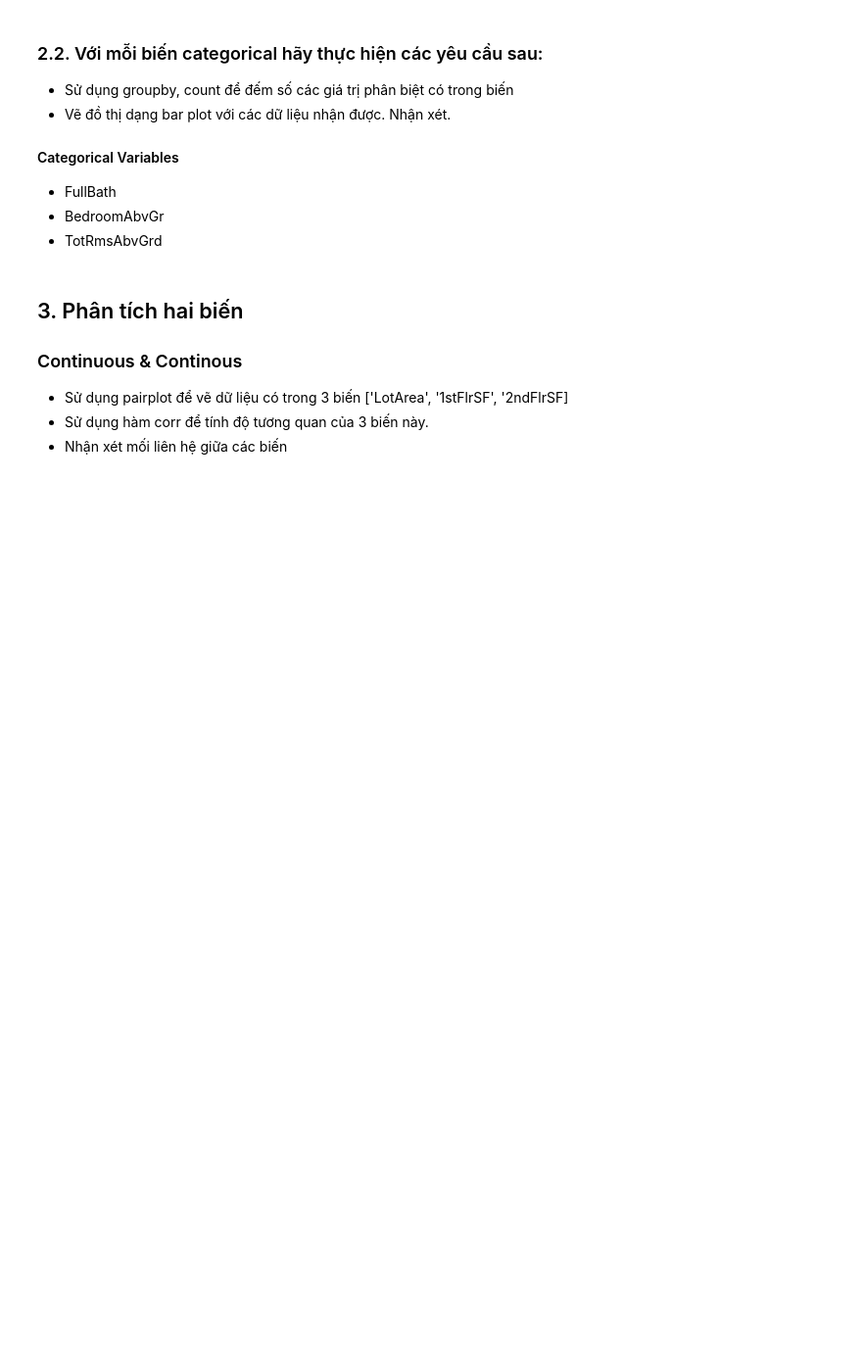
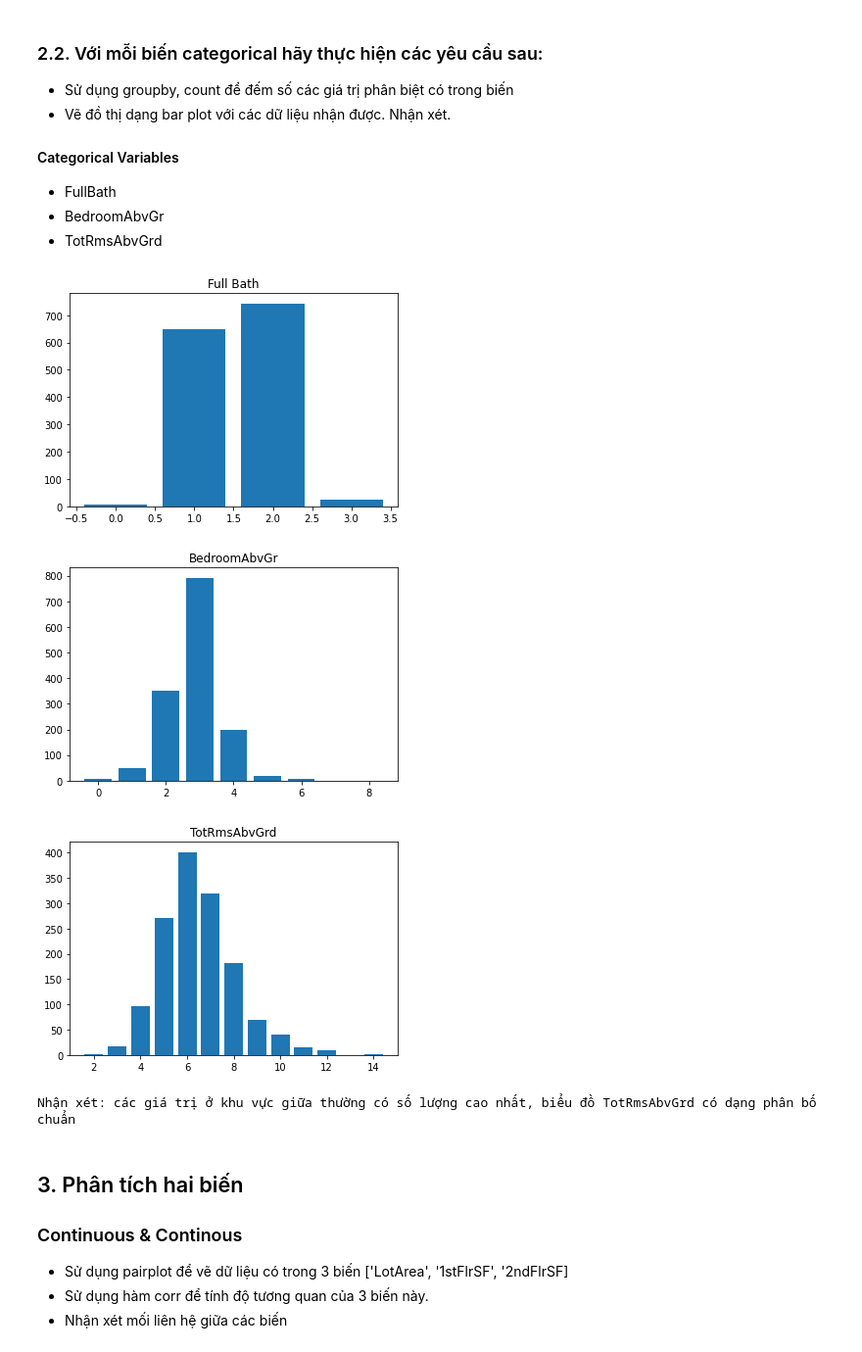
Before and after one commit to kieutridang/Mathematics-and-Statistics-for-Data-Science-, a Jupyter notebook: Bai thi cuoi khoa/Bai thi - Ho va ten hoc vien.ipynb, the cells around one changed output. Shown at 98% size. Drawn from its saved outputs; the diff is of its cells as text; code cells hidden in the pictures; blank space fills up the shorter version.

```diff
--- a/Bai thi cuoi khoa/Bai thi - Ho va ten hoc vien.ipynb
+++ b/Bai thi cuoi khoa/Bai thi - Ho va ten hoc vien.ipynb
@@ -90,6 +376,38 @@ features = ['LotArea', 'YearBuilt', '1stFlrSF', '2ndFlrSF', 'FullBath', 'Bedroom
 - FullBath
 - BedroomAbvGr
 - TotRmsAbvGrd
+# %%
+full_bath = df['FullBath']
+bedroom_abv_gr = df['BedroomAbvGr']
+tot_rms_abv_grd = df['TotRmsAbvGrd']
+
+count_category_full_bath = df.groupby(['FullBath'])['FullBath'].count()
+# print(count_category_full_bath)
+
+count_category_bedroom_abv_gr = df.groupby(['BedroomAbvGr'])['BedroomAbvGr'].count()
+# print('count_category_bedroom_abv_gr', count_category_bedroom_abv_gr)
+
+count_category_tot_rms_abv_grd = df.groupby(['TotRmsAbvGrd'])['TotRmsAbvGrd'].count()
+# print('count_category_tot_rms_abv_grd', count_category_tot_rms_abv_grd)
+
+plt.title('Full Bath')
+plt.bar(count_category_full_bath.index, count_category_full_bath)
+plt.show()
+
+plt.title('BedroomAbvGr')
+plt.bar(count_category_bedroom_abv_gr.index, count_category_bedroom_abv_gr)
+plt.show()
+
+plt.title('TotRmsAbvGrd')
+plt.bar(count_category_tot_rms_abv_grd.index, count_category_tot_rms_abv_grd)
+plt.show()
+
+print('Nhận xét: các giá trị ở khu vực giữa thường có số lượng cao nhất, biểu đồ TotRmsAbvGrd có dạng phân bố chuẩn')
+# %% [output]
+[figure, added]
+[figure, added]
+[figure, added]
+Nhận xét: các giá trị ở khu vực giữa thường có số lượng cao nhất, biểu đồ TotRmsAbvGrd có dạng phân bố chuẩn
 # %% [markdown]
 ## 3. Phân tích hai biến
 ### Continuous & Continous
```
Also changed, not shown: parts of 19 cells of this notebook.
